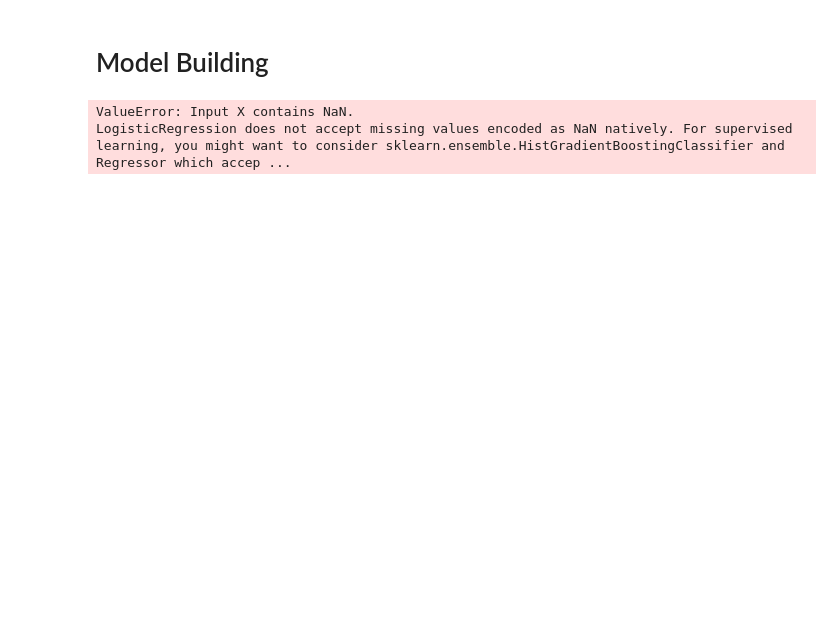
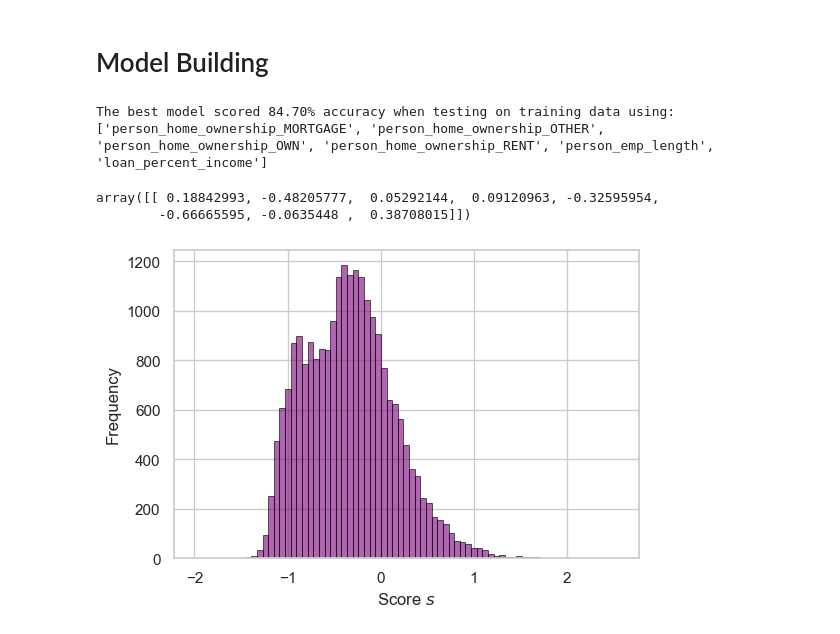
Before and after one commit to lawolff1702/lawolff1702.github.io, a Jupyter notebook: posts/Design and Impact of Automated Decision Systems/index.ipynb, the cells around one changed output. Cells and saved outputs as stored; diff of their text form; code cells hidden in the pictures; blank space fills up the shorter version.

```diff
--- a/posts/Design and Impact of Automated Decision Systems/index.ipynb
+++ b/posts/Design and Impact of Automated Decision Systems/index.ipynb
@@ -134,7 +134,7 @@ from sklearn.model_selection import cross_val_score
 all_qual_cols = ["person_home_ownership", "loan_intent"]
 all_quant_cols = ["person_age", "person_income", "person_emp_length", "loan_amnt", "loan_int_rate", "loan_percent_income", "cb_person_cred_hist_length", "cb_person_default_on_file"]
 
-df_train = pd.get_dummies(df_train, columns=all_qual_cols, drop_first=False)
+df_train = pd.get_dummies(df_train)
 
 LR = LogisticRegression()
 scaler = StandardScaler()
@@ -156,10 +156,10 @@ for qual in all_qual_cols:
       score = cross_val_scores.mean()
       final_cols = cols
 
-print(f"The best model scored {score*100}% accuracy when testing on training data using: \n{final_cols}")
+print(f"The best model scored {score*100:.2f}% accuracy when testing on training data using: \n{final_cols}")
 # %% [output]
-ValueError: Input X contains NaN.
-LogisticRegression does not accept missing values encoded as NaN natively. For supervised learning, you might want to consider sklearn.ensemble.HistGradientBoostingClassifier and Regressor which accep ...
+The best model scored 84.70% accuracy when testing on training data using:
+['person_home_ownership_MORTGAGE', 'person_home_ownership_OTHER', 'person_home_ownership_OWN', 'person_home_ownership_RENT', 'person_emp_length', 'loan_percent_income']
 # %%
 def linear_score(X, w):
     return X@w
@@ -170,0 +166,14 @@ for i in range(n):
+# %%
+LR.coef_
+# %% [output]
+array([[ 0.18842993, -0.48205777,  0.05292144,  0.09120963, -0.32595954,
+        -0.66665595, -0.0635448 ,  0.38708015]])
+# %%
+w = np.array(LR.coef_[0][2:])
+s = linear_score(df_train[final_cols], w)
+# %%
+fig, ax = plt.subplots(1, 1, figsize = (6, 4))
+hist = ax.hist(s, bins = 75, color = "purple", alpha = 0.6, linewidth = 0.75, edgecolor = "black")
+labs = ax.set(xlabel = r"Score $s$", ylabel = "Frequency")
+# %% [output]
+[figure, added]
```
Also changed, not shown: parts of 5 cells of this notebook.
